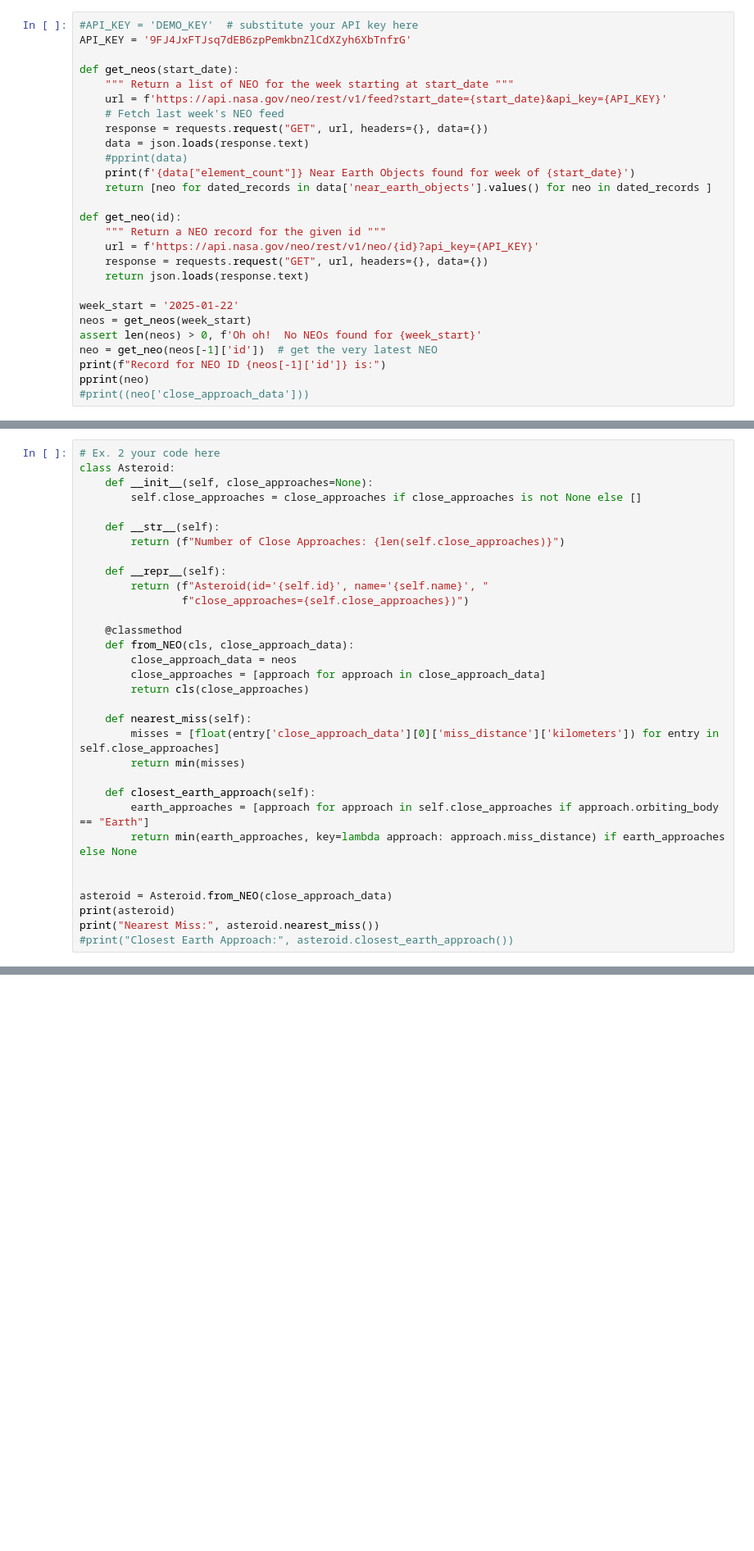
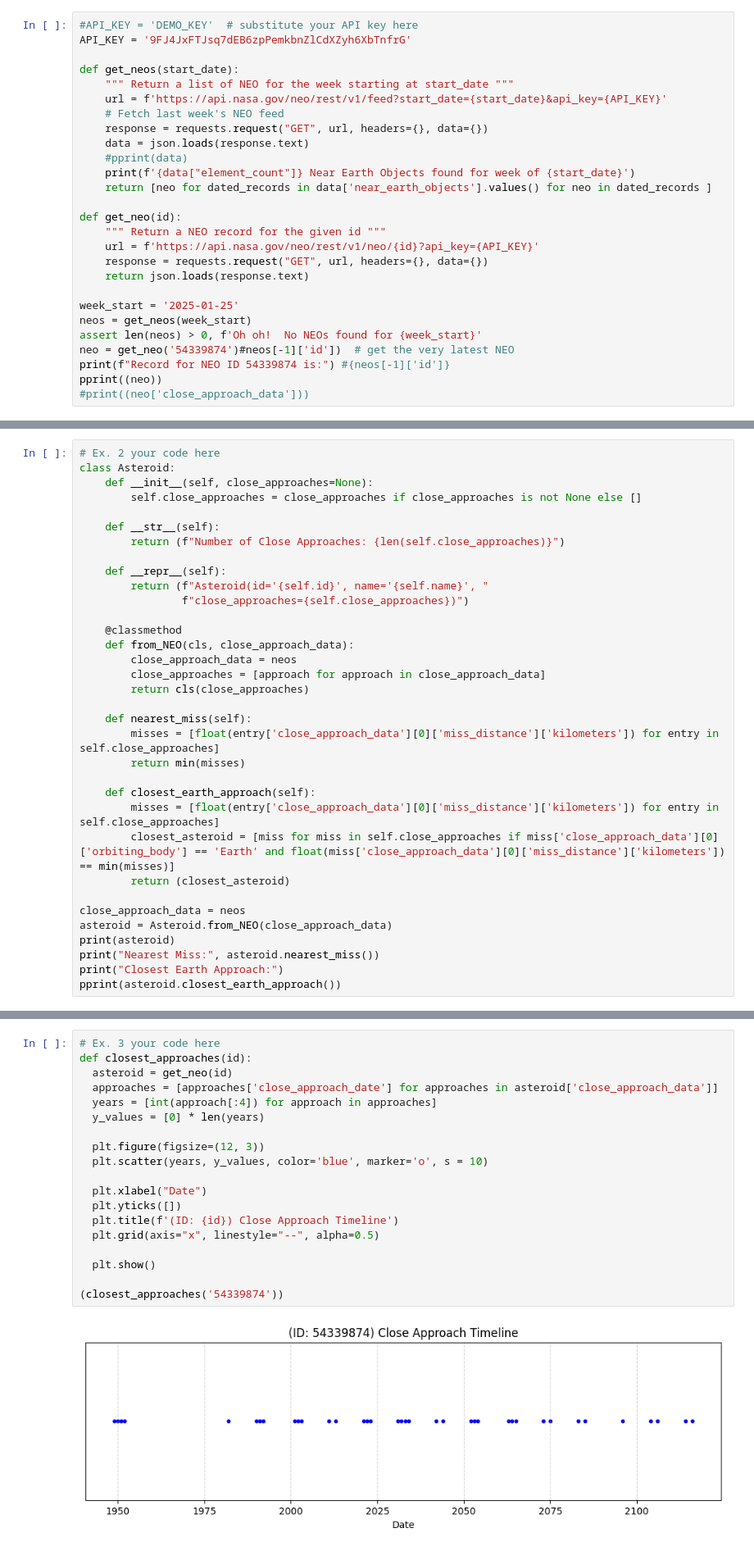
Before and after one commit to bakhadir0v/comp215-1-, a Jupyter notebook: labs/lab04-more_classes.ipynb, the cells around one changed output, grey strips where cells are left out. Shown: that part at 82% size. Saved outputs shown, nothing was run; the diff lists cells and outputs as text; blank space fills up the shorter version.

```diff
--- a/labs/lab04-more_classes.ipynb
+++ b/labs/lab04-more_classes.ipynb
@@ -45,11 +46,11 @@ def get_neo(id):
     response = requests.request("GET", url, headers={}, data={})
     return json.loads(response.text)
 
-week_start = '2025-01-22'
+week_start = '2025-01-25'
 neos = get_neos(week_start)
 assert len(neos) > 0, f'Oh oh!  No NEOs found for {week_start}'
-neo = get_neo(neos[-1]['id'])  # get the very latest NEO
-print(f"Record for NEO ID {neos[-1]['id']} is:")
-pprint(neo)
+neo = get_neo('54339874')#neos[-1]['id'])  # get the very latest NEO
+print(f"Record for NEO ID 54339874 is:") #{neos[-1]['id']}
+pprint((neo))
 #print((neo['close_approach_data']))
 # %% [output]
@@ -178,12 +180,14 @@ class Asteroid:
         return min(misses)
 
     def closest_earth_approach(self):
-        earth_approaches = [approach for approach in self.close_approaches if approach.orbiting_body == "Earth"]
-        return min(earth_approaches, key=lambda approach: approach.miss_distance) if earth_approaches else None
+        misses = [float(entry['close_approach_data'][0]['miss_distance']['kilometers']) for entry in self.close_approaches]
+        closest_asteroid = [miss for miss in self.close_approaches if miss['close_approach_data'][0]['orbiting_body'] == 'Earth' and float(miss['close_approach_data'][0]['miss_distance']['kilometers']) == min(misses)]
+        return (closest_asteroid)
 
-
+close_approach_data = neos
 asteroid = Asteroid.from_NEO(close_approach_data)
 print(asteroid)
 print("Nearest Miss:", asteroid.nearest_miss())
-#print("Closest Earth Approach:", asteroid.closest_earth_approach())
+print("Closest Earth Approach:")
+pprint(asteroid.closest_earth_approach())
 # %% [output]
@@ -200,3 +217,24 @@ Write a function that takes an Asteroid object as a parameter and makes a timeli
+# %%
+# Ex. 3 your code here
+def closest_approaches(id):
+  asteroid = get_neo(id)
+  approaches = [approaches['close_approach_date'] for approaches in asteroid['close_approach_data']]
+  years = [int(approach[:4]) for approach in approaches]
+  y_values = [0] * len(years)
+
+  plt.figure(figsize=(12, 3))
+  plt.scatter(years, y_values, color='blue', marker='o', s = 10)
+
+  plt.xlabel("Date")
+  plt.yticks([])
+  plt.title(f'(ID: {id}) Close Approach Timeline')
+  plt.grid(axis="x", linestyle="--", alpha=0.5)
+
+  plt.show()
+
+(closest_approaches('54339874'))
+# %% [output]
+[figure, added]
 # %% [markdown]
 ## Challenge - Take your skills to the next level...
 
```
Also changed, not shown: parts of 5 cells of this notebook.
